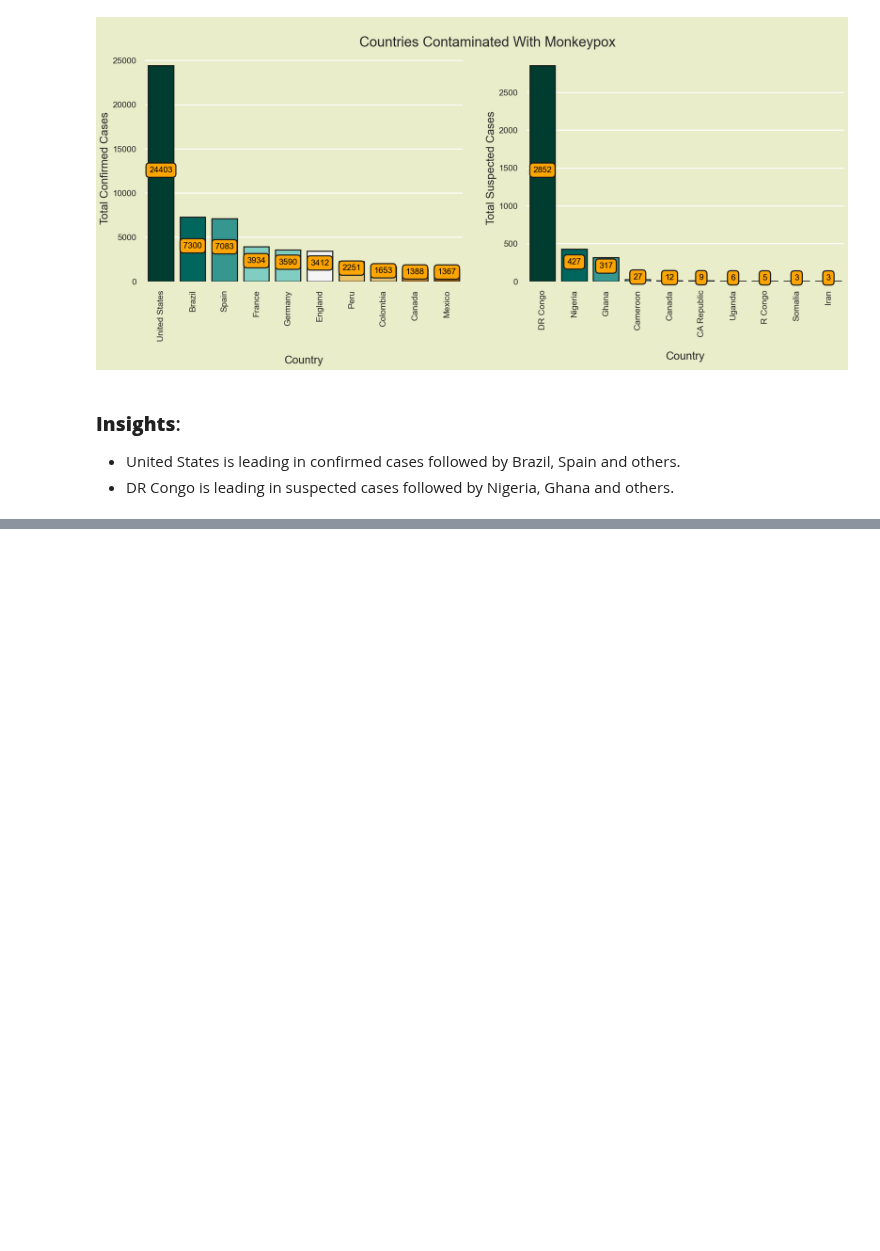
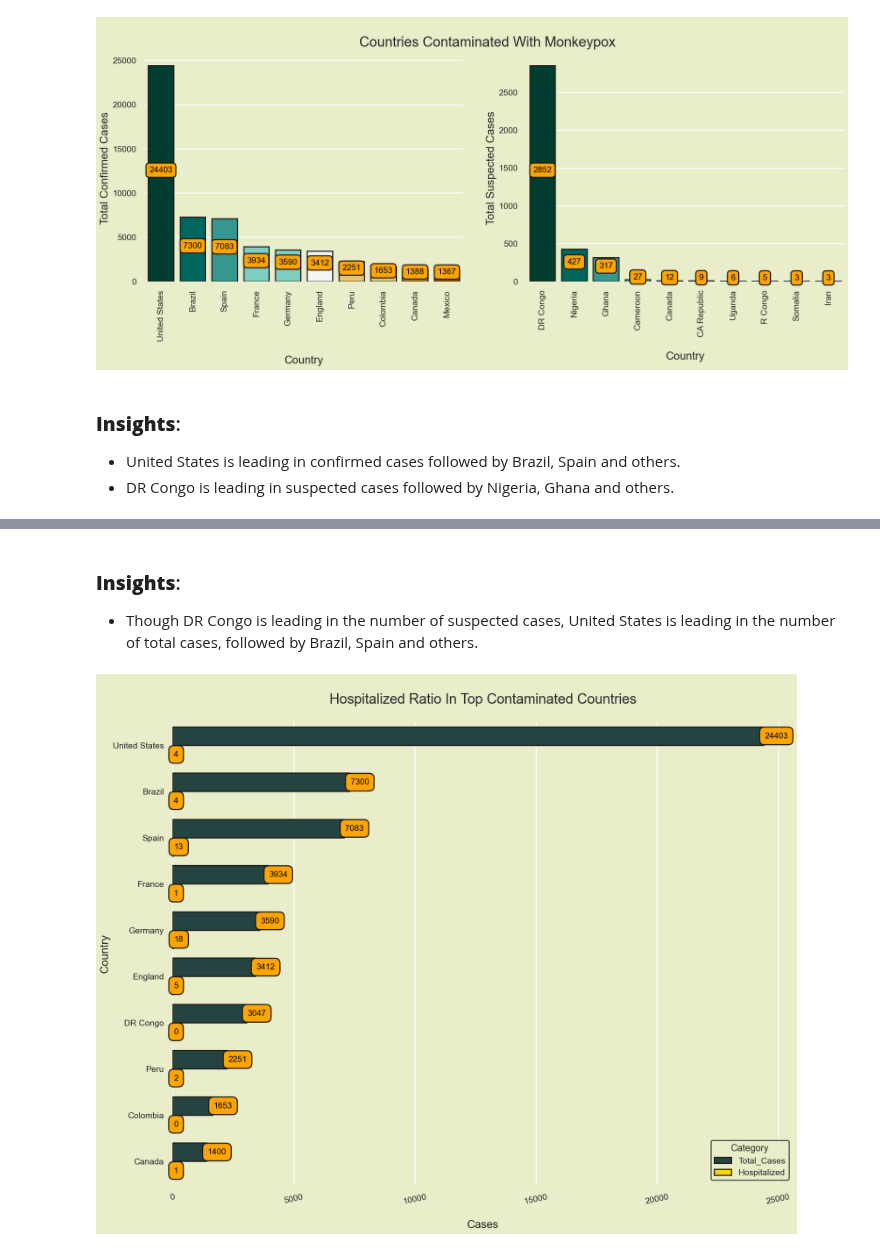
Before and after one commit to noahnoahnoahtran/EDA, a Jupyter notebook: 3_monkeypox/monkeypox_analysis.ipynb, the cells around one changed output, grey strips where cells are left out. Cells and saved outputs as stored; diff of their text form; code cells hidden in the pictures; blank space fills up the shorter version.

```diff
--- a/3_monkeypox/monkeypox_analysis.ipynb
+++ b/3_monkeypox/monkeypox_analysis.ipynb
@@ -139,0 +157,24 @@ plt.show()
+# %% [markdown]
+### **Insights**:
+- Though DR Congo is leading in the number of suspected cases, United States is leading in the number of total cases, followed by Brazil, Spain and others.
+# %%
+case_temp3_temp = case_temp3[:10]
+
+case_temp3_melt = case_temp3_temp.melt(id_vars=["Country"], value_vars=["Total_Cases", "Hospitalized"],
+                                       var_name="Variables", value_name="Values")
+
+plt.subplots(figsize=(20, 15))
+p = sns.barplot(y=case_temp3_melt["Country"], x=case_temp3_melt["Values"], hue=case_temp3_melt["Variables"], palette=["#254441", "#ffd100"], saturation=1, edgecolor="#1c1c1c", linewidth=2)
+p.set_title("\nHospitalized Ratio In Top Contaminated Countries\n", fontsize=25)
+p.set_xlabel("\nCases", fontsize=20)
+p.set_ylabel("Country", fontsize=20)
+p.set_xticklabels(p.get_xticklabels(), rotation=12)
+plt.legend(title="Category", edgecolor="#1c1c1c")
+for container in p.containers:
+    p.bar_label(container, label_type="edge", padding=2, size=15, color="black", rotation=0,
+                bbox={"boxstyle": "round", "pad": 0.6, "facecolor": "orange", "edgecolor": "#1c1c1c", "linewidth": 2, "alpha": 1})
+
+sns.despine(left=True, bottom=True)
+plt.show()
+# %% [output]
+[figure, added]
```
Also changed, not shown: parts of 4 cells of this notebook.
